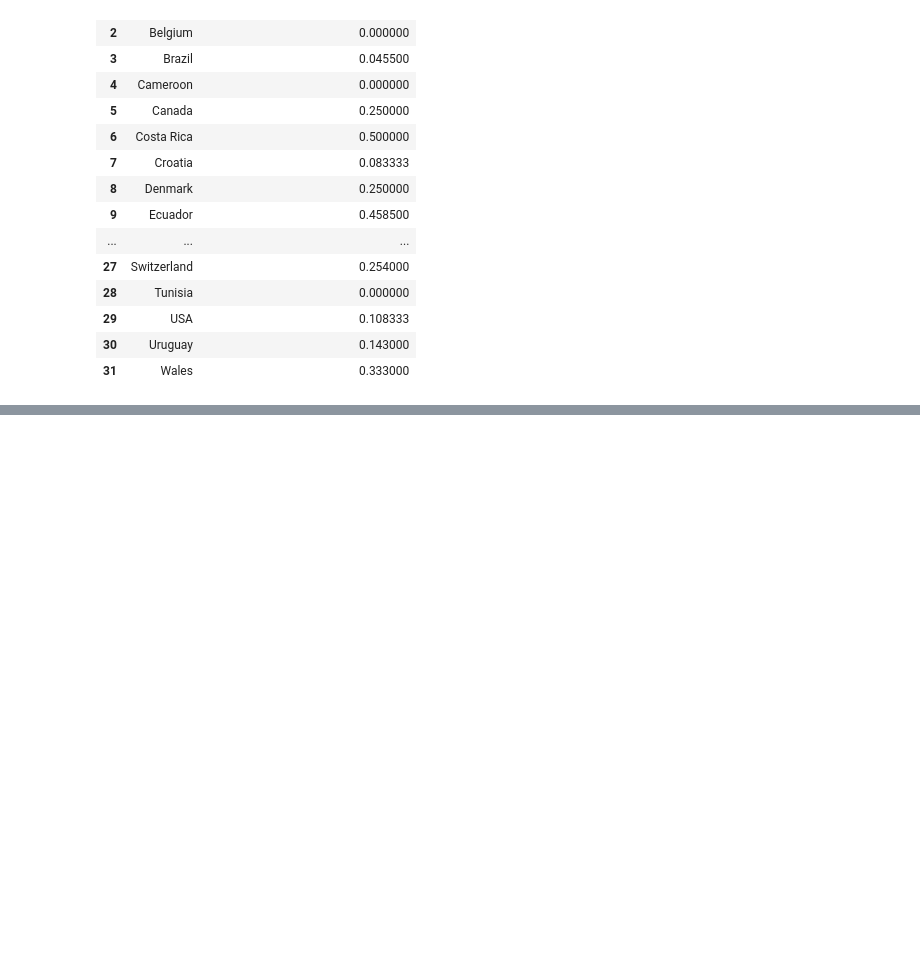
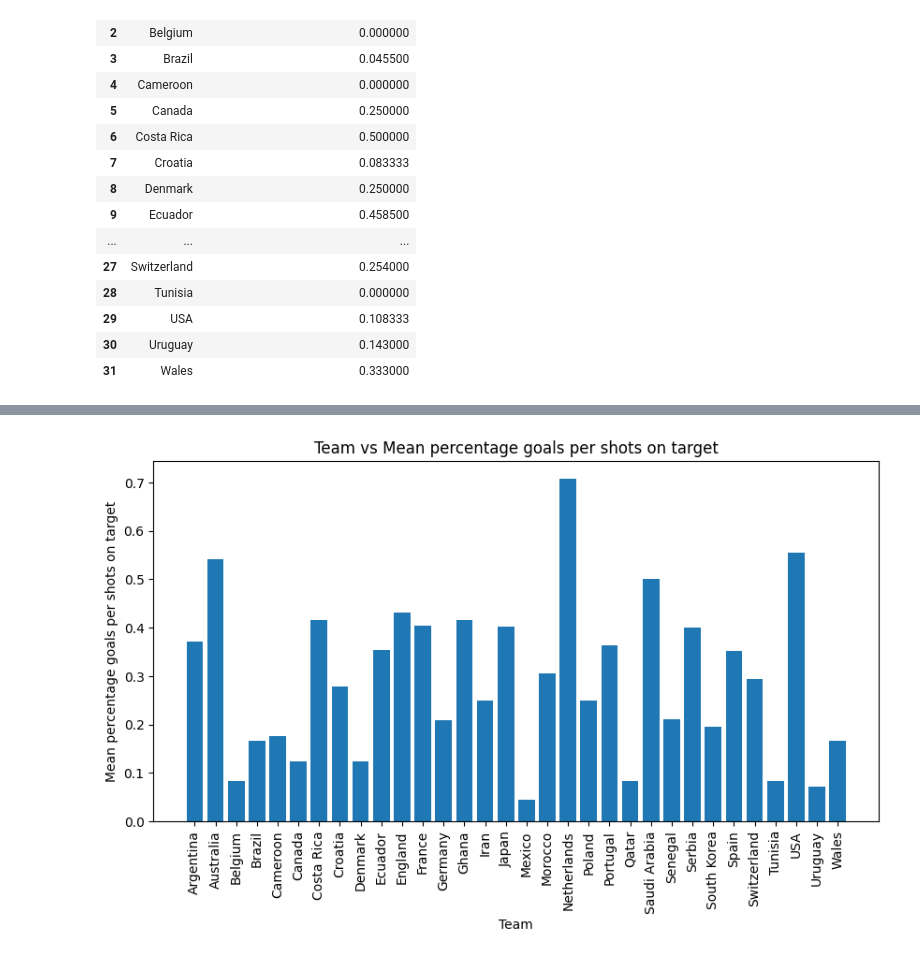
Before and after one commit to caiocmb7/projetos, a Jupyter notebook: ML&AI/world cup 2022/worldcup_eda.ipynb, the cells around one changed output, grey strips where cells are left out. Cells and saved outputs as stored; diff of their text form; code cells hidden in the pictures; blank space fills up the shorter version.

Commit message:
added relationship between the number of goals scored and the number of shots on goal

```diff
--- a/ML&AI/world cup 2022/worldcup_eda.ipynb
+++ b/ML&AI/world cup 2022/worldcup_eda.ipynb
@@ -755,3 +755,13 @@ mean_df_away
 | 29 | USA | 0.108333 |
 | 30 | Uruguay | 0.143000 |
 | 31 | Wales | 0.333000 |
+# %%
+df_percentage_goals_per_shots_on_target = mean_df_home.merge(mean_df_away)
+df_percentage_goals_per_shots_on_target["mean_percentage_goals_per_shots_on_target"] = (
+    df_percentage_goals_per_shots_on_target.percentage_goals_per_shots_on_target_away
+    + df_percentage_goals_per_shots_on_target.percentage_goals_per_shots_on_target_home
+) / 2
+
+df_percentage_goals_per_shots_on_target.sort_values(
+    "mean_percentage_goals_per_shots_on_target", ascending=False
+)
@@ -757,0 +786,15 @@ mean_df_away
+# %%
+plt.figure(figsize=(10, 5))
+plt.bar(
+    df_percentage_goals_per_shots_on_target["team"],
+    df_percentage_goals_per_shots_on_target[
+        "mean_percentage_goals_per_shots_on_target"
+    ],
+)
+plt.xlabel("Team")
+plt.ylabel("Mean percentage goals per shots on target")
+plt.title("Team vs Mean percentage goals per shots on target")
+plt.xticks(rotation=90)
+plt.show()
+# %% [output]
+[figure, added]
```
Also changed, not shown: parts of 1 cell of this notebook.
